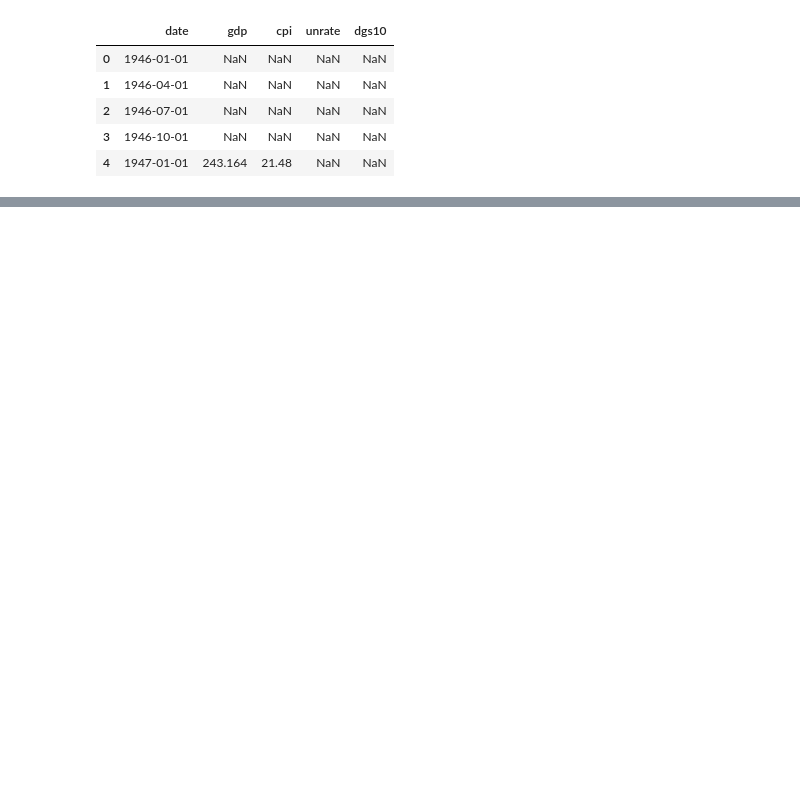
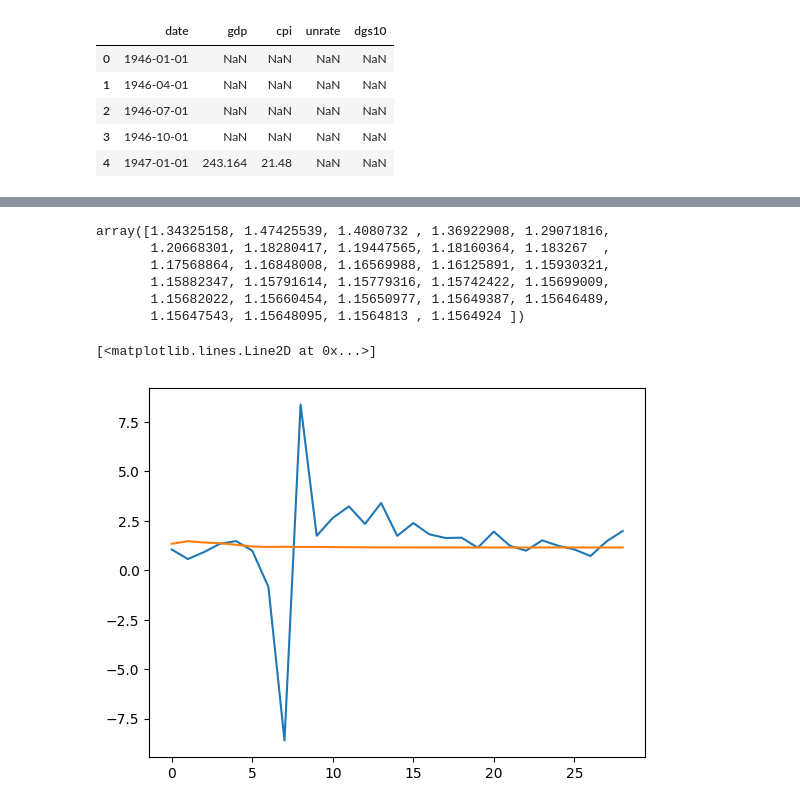
Before and after one commit to SemVan/BankingCourse, a Jupyter notebook: Seminar1.ipynb, the cells around one changed output, grey strips where cells are left out. Drawn from its saved outputs; the diff is of its cells as text; code cells hidden in the pictures; blank space fills up the shorter version.

```diff
--- a/Seminar1.ipynb
+++ b/Seminar1.ipynb
@@ -118,0 +155,11 @@ SyntaxError: invalid syntax (3854188217.py, line 29)
+# %%
+conn_string = f"mysql+mysqlconnector://{DB_USER}:{DB_PASSWORD}@{DB_HOST}/{DB_NAME}"
+engine = create_engine(conn_string)
+
+df_macro.to_sql(
+    name='raw_macro_data',           # имя таблицы в БД
+    con=engine,
+    if_exists='replace',             # 'fail', 'replace', 'append'
+    index=False,                   # не записывать индекс DataFrame
+    method='multi'                 # ускоряет вставку больших объёмов данных
+)
@@ -166,0 +272,19 @@ SyntaxError: invalid syntax (2446035134.py, line 31)
+# %%
+res = results_var.forecast(df_diff_test.values[results_var.k_ar:], len(df_diff_test))
+# %%
+res.T[0]
+# %% [output]
+array([1.34325158, 1.47425539, 1.4080732 , 1.36922908, 1.29071816,
+       1.20668301, 1.18280417, 1.19447565, 1.18160364, 1.183267  ,
+       1.17568864, 1.16848008, 1.16569988, 1.16125891, 1.15930321,
+       1.15882347, 1.15791614, 1.15779316, 1.15742422, 1.15699009,
+       1.15682022, 1.15660454, 1.15650977, 1.15649387, 1.15646489,
+       1.15647543, 1.15648095, 1.1564813 , 1.1564924 ])
+# %%
+from matplotlib import pyplot as plt
+
+plt.plot(df_diff_test['gdp_growth'].values)
+plt.plot(res.T[0])
+# %% [output]
+[<matplotlib.lines.Line2D at 0x...>]
+[figure, added]
```
Also changed, not shown: parts of 25 cells of this notebook, 1 other file.
